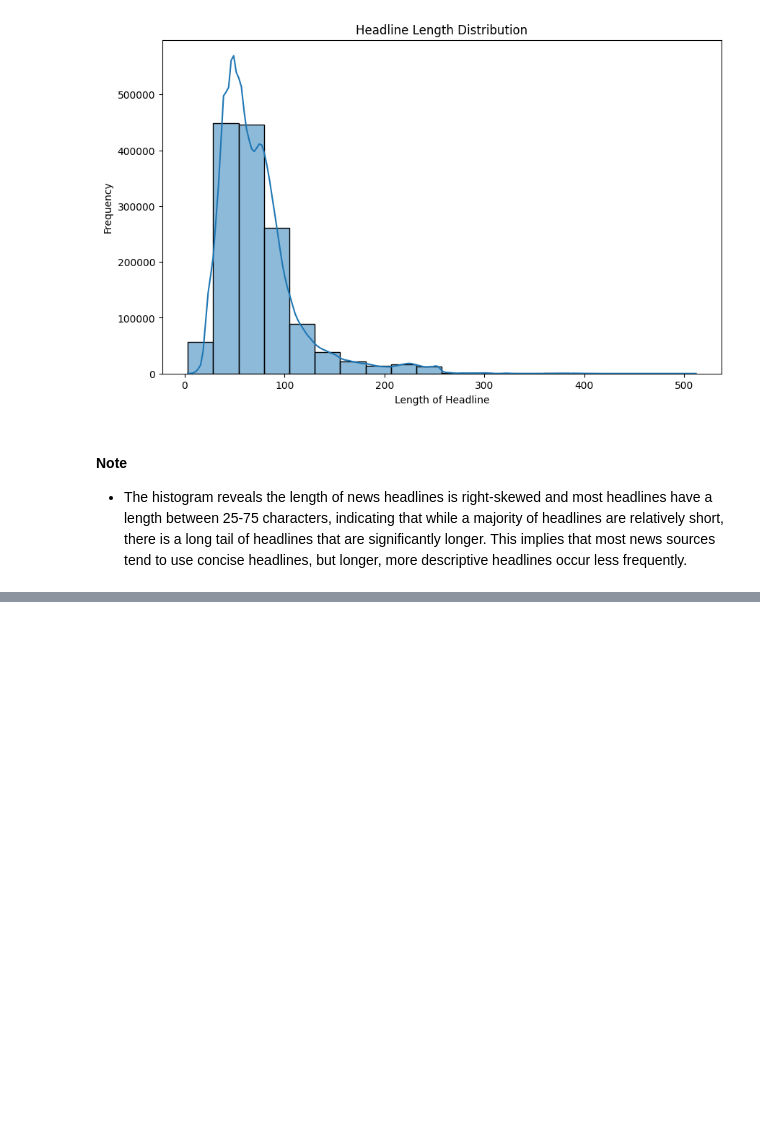
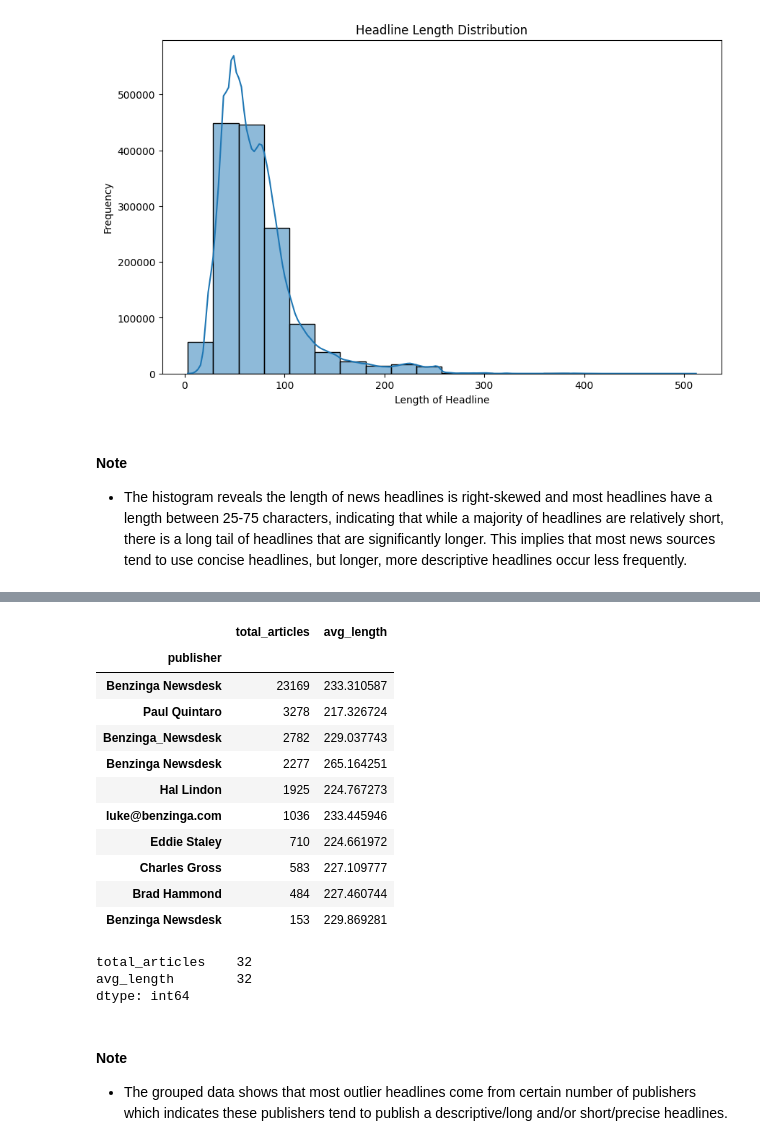
Before and after one commit to Ty-Miki/financial-news-sentiment, a Jupyter notebook: notebooks/EDA.ipynb, the cells around one changed output, grey strips where cells are left out. Cells and saved outputs as stored; diff of their text form; code cells hidden in the pictures; blank space fills up the shorter version.

```diff
--- a/notebooks/EDA.ipynb
+++ b/notebooks/EDA.ipynb
@@ -71,0 +108,30 @@ plotter.plot_histogram(df=df, column="headline_length", title="Headline Length D
+# %%
+outliers_publisher_stats = outliers.groupby('publisher').agg(
+    total_articles=('headline', 'count'),
+    avg_length=('headline_length', 'mean'),
+)
+outliers_publisher_stats = outliers_publisher_stats.sort_values(by='total_articles', ascending=False)
+outliers_publisher_stats.head(10)
+# %% [output]
+|  | total_articles | avg_length |
+| publisher |  |  |
+| Benzinga Newsdesk | 23169 | 233.310587 |
+| Paul Quintaro | 3278 | 217.326724 |
+| Benzinga_Newsdesk | 2782 | 229.037743 |
+| Benzinga Newsdesk | 2277 | 265.164251 |
+| Hal Lindon | 1925 | 224.767273 |
+| luke@benzinga.com | 1036 | 233.445946 |
+| Eddie Staley | 710 | 224.661972 |
+| Charles Gross | 583 | 227.109777 |
+| Brad Hammond | 484 | 227.460744 |
+| Benzinga Newsdesk | 153 | 229.869281 |
+# %%
+outliers_publisher_stats.count()
+# %% [output]
+total_articles    32
+avg_length        32
+dtype: int64
+# %% [markdown]
+#### Note
+
+- The grouped data shows that most outlier headlines come from certain number of publishers which indicates these publishers tend to publish a descriptive/long and/or short/precise headlines.
```
Also changed, not shown: parts of 6 cells of this notebook, 4 other files.
